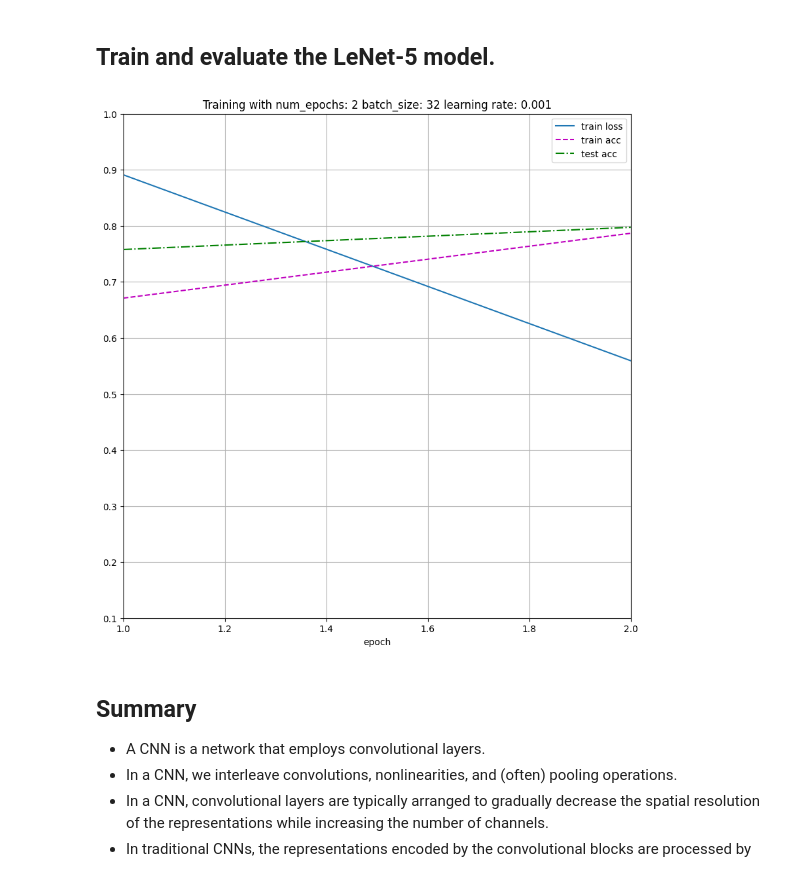
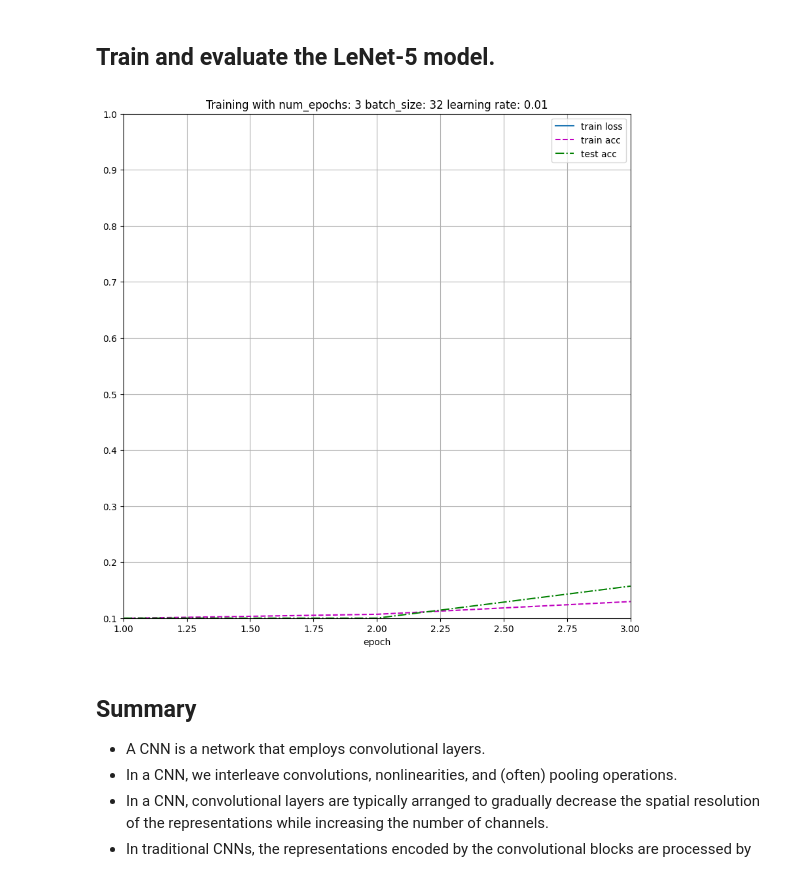
Before and after one commit to ChrisKantor/CAP-6415-Computer-Vision, a Jupyter notebook: CV_Module_5_3__Convolutional_Neural_Networks.ipynb, the cells around one changed output. Cells and saved outputs as stored; diff of their text form; code cells hidden in the pictures.

```diff
--- a/CV_Module_5_3__Convolutional_Neural_Networks.ipynb
+++ b/CV_Module_5_3__Convolutional_Neural_Networks.ipynb
@@ -556,7 +540,6 @@ def train_full (net, train_iter, test_iter, num_epochs, lr, title, init, opt):
     # Below code allows you to use other well known initialization strategies.
     def init_weights(m):
         if type(m) == nn.Linear or type(m) == nn.Conv2d:
-
           if init == 'xavier_normal':
             nn.init.xavier_normal_(m.weight)
 
@@ -564,7 +547,7 @@ def train_full (net, train_iter, test_iter, num_epochs, lr, title, init, opt):
             nn.init.kaiming_normal_(m.weight) # -- good for networks with RELU
 
           else:
-            nn.init.uniform(m.weight)
+            nn.init.uniform_(m.weight)
 
     # Uncomment the below if you want to do other types of initializations
     net.apply(init_weights)
@@ -579,14 +562,14 @@ def train_full (net, train_iter, test_iter, num_epochs, lr, title, init, opt):
     # is but only one type. There are more. See https://pytorch.org/docs/stable/optim.html
 
     if opt == 'SGD':
-      optimizer = torch.optim.SGD (net.parameters(), lr=lr, momentum=0.9)
+      optimizer = torch.optim.SGD(net.parameters(), lr, momentum=0.9)
 
     elif opt == 'RMSProp':
-      optimizer = torch.optim.RMSprop(net.parameters(), lr=lr)
+      optimizer = torch.optim.RMSprop(net.parameters(), lr)
 
     else:
       # Adam optimizer is one the most popular one.
-      optimizer = torch.optim.Adam (net.parameters(), lr=lr)
+      optimizer = torch.optim.Adam(net.parameters(), lr)
     #----------------------------------------------------------------------
 
     #-----------------------Iterate over epochs--------------------------------------
@@ -604,20 +587,20 @@ def train_full (net, train_iter, test_iter, num_epochs, lr, title, init, opt):
 # %% [markdown]
 ## Train and evaluate the LeNet-5 model.
 # %%
-lr = 0.001 # Possible choices: 0.00001, 0.0001, 0.001, 0.01, 0.1
-num_epochs = 2 # # Possible choices: 500, 250, 50 -- inversely related to the learning rate
+lr = 0.01 # Possible choices: 0.00001, 0.0001, 0.001, 0.01, 0.1
+num_epochs = 3 # # Possible choices: 500, 250, 50 -- inversely related to the learning rate
 if torch.cuda.is_available():
   device = torch.device("cuda:0")
 else:
   device = torch.device("cpu")
 
 net.to(device)
 total_params = sum(p.numel() for p in net.parameters() if p.requires_grad)
 
 print('On:', device, 'Number of parameters to estimate/learn:', total_params)
-train_full (net, train_iter, test_iter, num_epochs, lr, f'Training with num_epochs: {num_epochs} batch_size: {batch_size} learning rate: {lr}');
+train_full (net, train_iter, test_iter, num_epochs, lr, f'Training with num_epochs: {num_epochs} batch_size: {batch_size} learning rate: {lr}', 'xavier_normal', 'SGD');
 # %% [output]
-[figure, old version]
+[figure, new version]
 # %% [markdown]
 ## Summary
 
```
Also changed, not shown: parts of 4 cells of this notebook.
